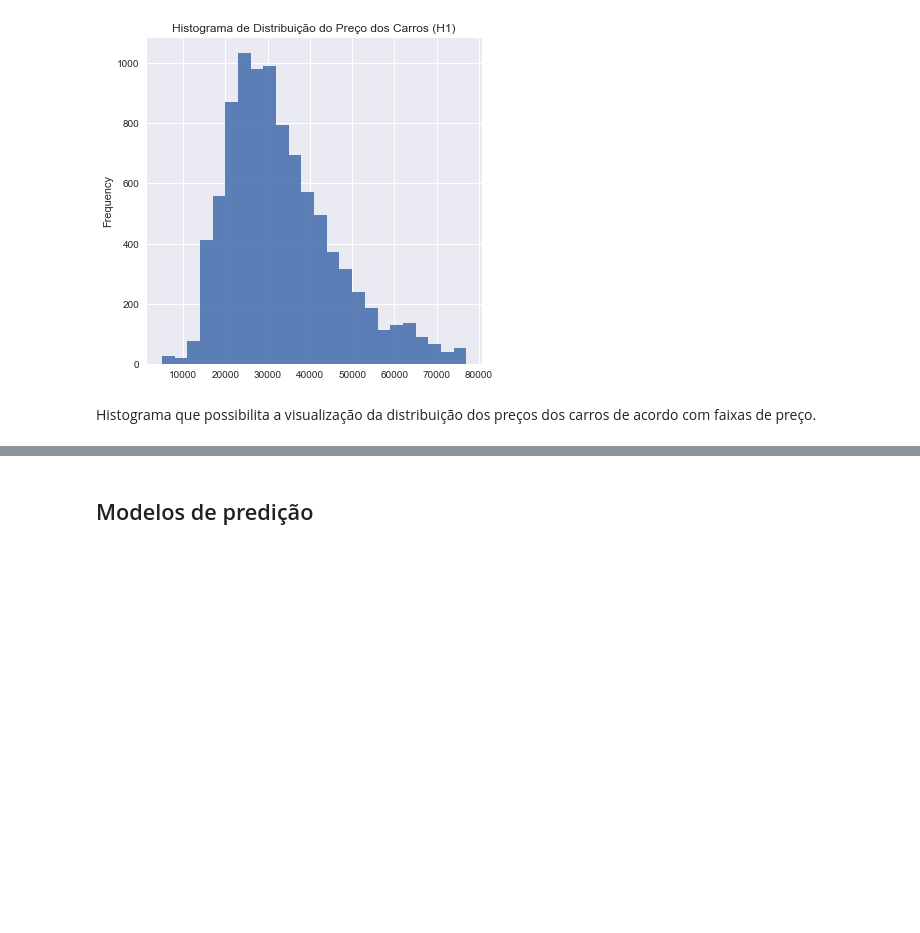
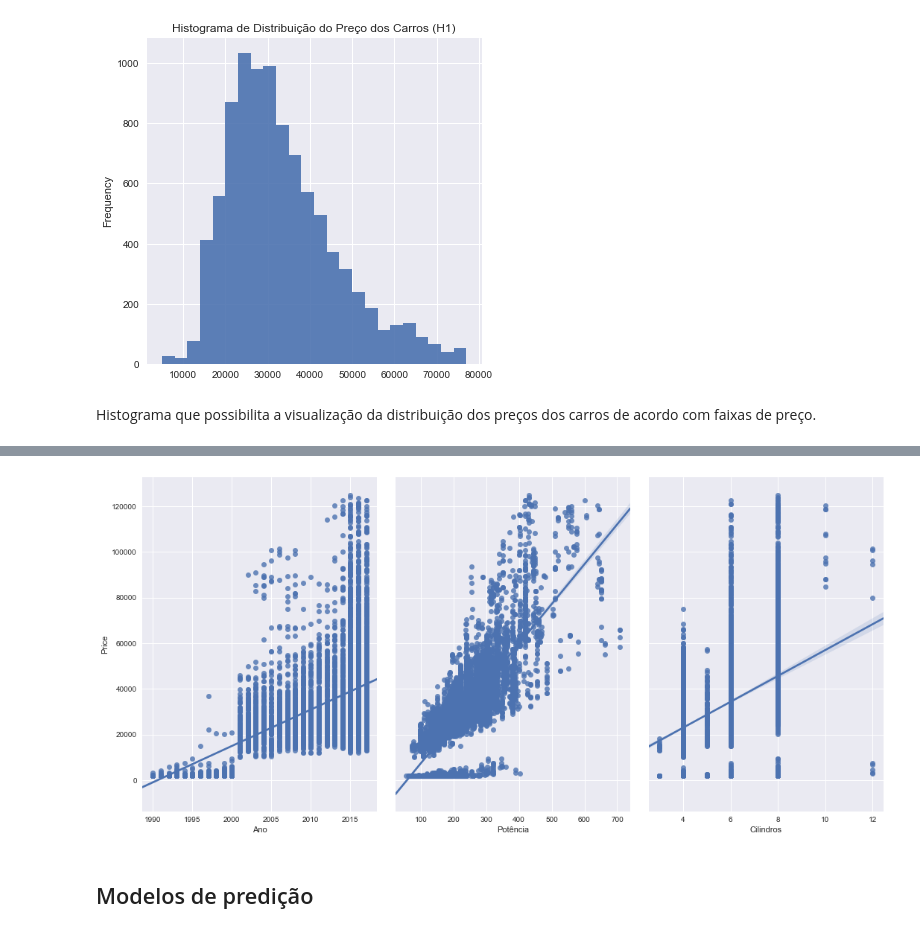
Before and after one commit to phdaher/CD2-Projeto-3, a Jupyter notebook: Projeto 3/Predição de preços de carros.ipynb, the cells around one changed output, grey strips where cells are left out. Drawn from its saved outputs; the diff is of its cells as text; code cells hidden in the pictures; blank space fills up the shorter version.

```diff
--- a/Projeto 3/Predição de preços de carros.ipynb
+++ b/Projeto 3/Predição de preços de carros.ipynb
@@ -106,3 +108,7 @@ plt.show()
 [figure]
 # %% [markdown]
    Histograma que possibilita a visualização da distribuição dos preços dos carros de acordo com faixas de preço.
+# %%
+from sklearn.model_selection import train_test_split as split
+train, test = split(data, test_size=0.3)
+train.describe()
@@ -109,3 +125,11 @@ plt.show()
+# %%
+import seaborn as sns
+%matplotlib inline
+minhascolunas = ["Ano","Potência","Cilindros"]
+h = sns.pairplot(train,x_vars=minhascolunas,y_vars="Price",size=7,aspect=0.7,kind = 'reg')
+plt.show()
+# %% [output]
+[figure, added]
 # %% [markdown]
 ## Modelos de predição
 # %% [markdown]
```
Also changed, not shown: parts of 27 cells of this notebook.
